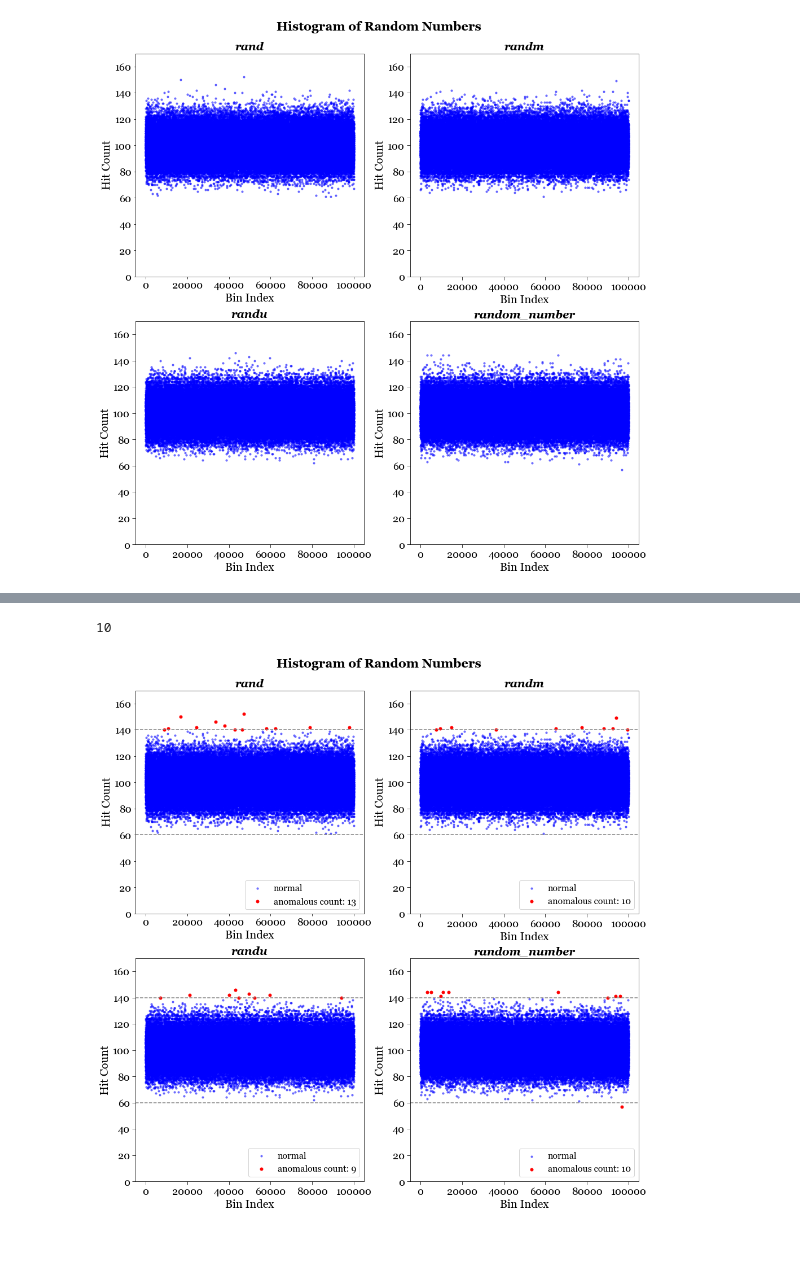
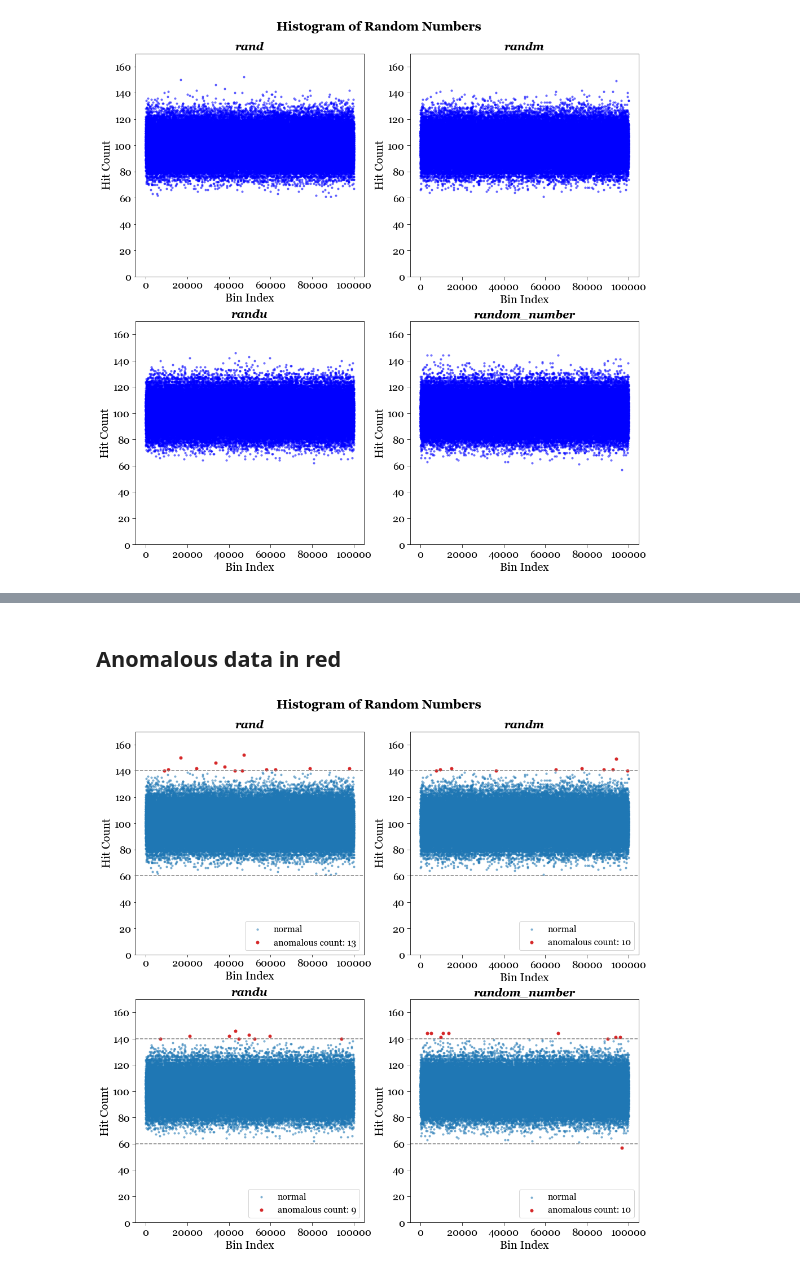
Before and after one commit to chew-in/computational_physics, a Jupyter notebook: RNG/RNG_analysis.ipynb, the cells around one changed output, grey strips where cells are left out. Saved outputs shown, nothing was run; the diff lists cells and outputs as text; code cells hidden in the pictures; blank space fills up the shorter version.

```diff
--- a/RNG/RNG_analysis.ipynb
+++ b/RNG/RNG_analysis.ipynb
@@ -218,4 +176,2 @@ df_flagged_randu.drop(columns=['col1'], inplace=True)
-# %%
-len(df_flagged_randm)
-# %% [output]
-10
+# %% [markdown]
+## Anomalous data in red
@@ -224,10 +220,10 @@ len(df_flagged_randm)
 fig, axs = plt.subplots(2, 2, figsize=(16, 16))
 
 # Create individual plots for each subplot
-axs[0, 0].scatter(df_rand['bin#'], df_rand['hits'], marker='o', color='blue', s=10, \
+axs[0, 0].scatter(df_rand['bin#'], df_rand['hits'], marker='o', color=tableau_colors[0], s=10, \
             alpha=0.5, label='normal')
 axs[0, 0].scatter(df_flagged_rand['bin#'], df_flagged_rand['hits'], marker='o', \
-            color='red', s=25, alpha=1, label='anomalous count: ' + str(len(df_flagged_rand)))
+            color=tableau_colors[3], s=25, alpha=1, label='anomalous count: ' + str(len(df_flagged_rand)))
 axs[0, 0].set_ylim(0, 170)  # Set the y-axis limits
 axs[0, 0].set_title('rand', fontdict=title_font)
 axs[0, 0].set_xlabel('Bin Index', fontdict=font)
@@ -236,14 +232,14 @@ axs[0, 0].set_xticklabels(ax.get_xticks(), fontdict=tick_font)
 axs[0, 0].set_yticklabels(ax.get_yticks(), fontdict=tick_font)
 axs[0, 0].xaxis.set_major_formatter(StrMethodFormatter('{x:.0f}'))
 axs[0, 0].yaxis.set_major_formatter(StrMethodFormatter('{x:.0f}'))
-axs[0, 0].axhline(y=140, color='grey', linestyle='--')
-axs[0, 0].axhline(y=60, color='grey', linestyle='--')
+axs[0, 0].axhline(y=140, color=tableau_colors[7], linestyle='--')
+axs[0, 0].axhline(y=60, color=tableau_colors[7], linestyle='--')
 axs[0, 0].legend(loc='lower right', prop=legend_font)
 
-axs[0, 1].scatter(df_randm['bin#'], df_randm['hits'], marker='o', color='blue', s=10, \
+axs[0, 1].scatter(df_randm['bin#'], df_randm['hits'], marker='o', color=tableau_colors[0], s=10, \
             alpha=0.5, label='normal')
 axs[0, 1].scatter(df_flagged_randm['bin#'], df_flagged_randm['hits'], marker='o', \
-            color='red', s=25, alpha=1, label='anomalous count: ' + str(len(df_flagged_randm)))
+            color=tableau_colors[3], s=25, alpha=1, label='anomalous count: ' + str(len(df_flagged_randm)))
 axs[0, 1].set_ylim(0, 170)  # Set the y-axis limits
 axs[0, 1].set_title('randm', fontdict=title_font)
 axs[0, 1].set_xlabel('Bin Index', fontdict=font)
@@ -253,49 +249,49 @@ axs[0, 1].set_xticklabels(ax.get_xticks(), fontdict=tick_font)
 axs[0, 1].set_yticklabels(ax.get_yticks(), fontdict=tick_font)
 axs[0, 1].xaxis.set_major_formatter(StrMethodFormatter('{x:.0f}'))
 axs[0, 1].yaxis.set_major_formatter(StrMethodFormatter('{x:.0f}'))
-axs[0, 1].axhline(y=140, color='grey', linestyle='--')
-axs[0, 1].axhline(y=60, color='grey', linestyle='--')
+axs[0, 1].axhline(y=140, color=tableau_colors[7], linestyle='--')
+axs[0, 1].axhline(y=60, color=tableau_colors[7], linestyle='--')
 axs[0, 1].legend(loc='lower right', prop=legend_font)
 
-axs[1, 0].scatter(df_randu['bin#'], df_randu['hits'], marker='o', color='blue', s=10, \
+axs[1, 0].scatter(df_randu['bin#'], df_randu['hits'], marker='o', color=tableau_colors[0], s=10, \
             alpha=0.5, label='normal')
 axs[1, 0].scatter(df_flagged_randu['bin#'], df_flagged_randu['hits'], marker='o', \
-            color='red', s=25, alpha=1, label='anomalous count: ' + str(len(df_flagged_randu)))
+            color=tableau_colors[3], s=25, alpha=1, label='anomalous count: ' + str(len(df_flagged_randu)))
 axs[1, 0].set_ylim(0, 170)  # Set the y-axis limits
 axs[1, 0].set_title('randu', fontdict=title_font)
 axs[1, 0].set_xlabel('Bin Index', fontdict=font)
 axs[1, 0].set_ylabel('Hit Count', fontdict=font)
 axs[1, 0].tick_params(axis='both', which='major', labelsize=18, length=6)  # Adjust label size and tick length
 axs[1, 0].set_xticklabels(ax.get_xticks(), fontdict=tick_font)
 axs[1, 0].set_yticklabels(ax.get_yticks(), fontdict=tick_font)
 axs[1, 0].xaxis.set_major_formatter(StrMethodFormatter('{x:.0f}'))
 axs[1, 0].yaxis.set_major_formatter(StrMethodFormatter('{x:.0f}'))
-axs[1, 0].axhline(y=140, color='grey', linestyle='--')
-axs[1, 0].axhline(y=60, color='grey', linestyle='--')
+axs[1, 0].axhline(y=140, color=tableau_colors[7], linestyle='--')
+axs[1, 0].axhline(y=60, color=tableau_colors[7], linestyle='--')
 axs[1, 0].legend(loc='lower right', prop=legend_font)
 
-axs[1, 1].scatter(df_random_number['bin#'], df_random_number['hits'], marker='o', color='blue', s=10, \
+axs[1, 1].scatter(df_random_number['bin#'], df_random_number['hits'], marker='o', color=tableau_colors[0], s=10, \
             alpha=0.5, label='normal')
 axs[1, 1].scatter(df_flagged_random_number['bin#'], df_flagged_random_number['hits'], marker='o', \
-            color='red', s=25, alpha=1, label='anomalous count: ' + str(len(df_flagged_random_number)))
+            color=tableau_colors[3], s=25, alpha=1, label='anomalous count: ' + str(len(df_flagged_random_number)))
 axs[1, 1].set_ylim(0, 170)  # Set the y-axis limits
 axs[1, 1].set_title('random_number', fontdict=title_font)
 axs[1, 1].set_xlabel('Bin Index', fontdict=font)
 axs[1, 1].set_ylabel('Hit Count', fontdict=font)
 axs[1, 1].tick_params(axis='both', which='major', labelsize=18, length=6)  # Adjust label size and tick length
 axs[1, 1].set_xticklabels(ax.get_xticks(), fontdict=tick_font)
 axs[1, 1].set_yticklabels(ax.get_yticks(), fontdict=tick_font)
 axs[1, 1].xaxis.set_major_formatter(StrMethodFormatter('{x:.0f}'))
 axs[1, 1].yaxis.set_major_formatter(StrMethodFormatter('{x:.0f}'))
-axs[1, 1].axhline(y=140, color='grey', linestyle='--')
-axs[1, 1].axhline(y=60, color='grey', linestyle='--')
+axs[1, 1].axhline(y=140, color=tableau_colors[7], linestyle='--')
+axs[1, 1].axhline(y=60, color=tableau_colors[7], linestyle='--')
 axs[1, 1].legend(loc='lower right', prop=legend_font)
 
 fig.suptitle('Histogram of Random Numbers', fontproperties=suptitle_font, y=0.93)
 
 plt.gcf().set_facecolor('white')
 # plt.tight_layout()
-plt.savefig('RNG_histogram_flagged_plots.png')
+plt.savefig('RNG_histogram_flagged_plots_Tableau.png')
 plt.show()
 # %% [output]
-[figure, old version]
+[figure, new version]
```
Also changed, not shown: parts of 11 cells of this notebook, 8 other files.
